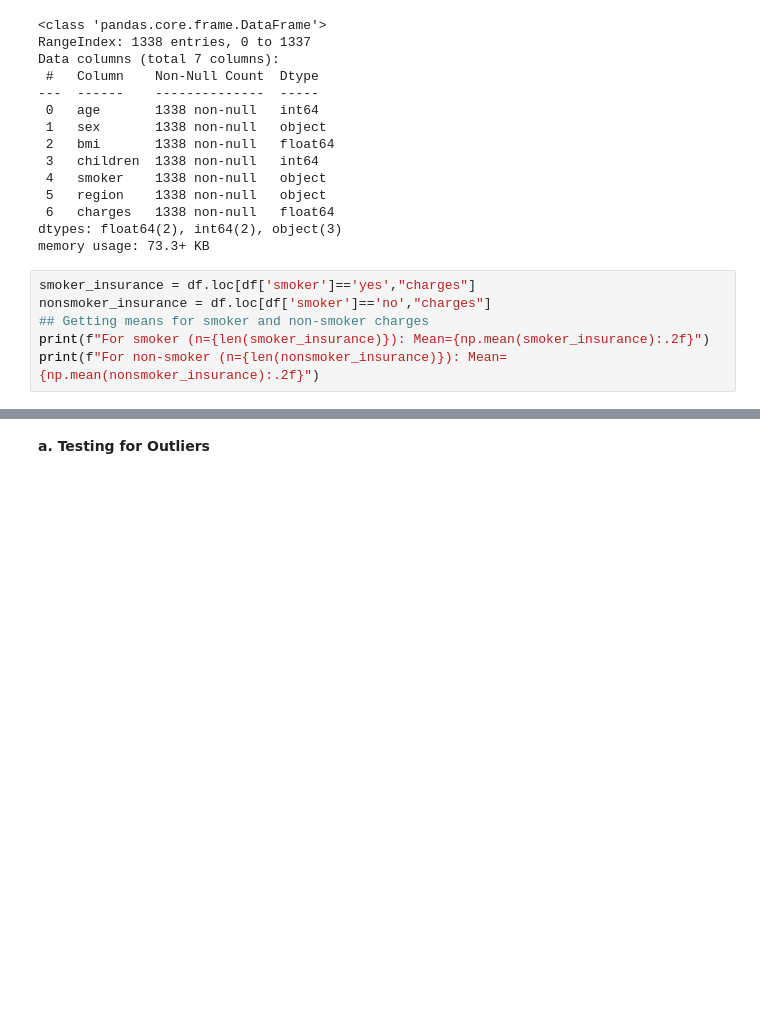
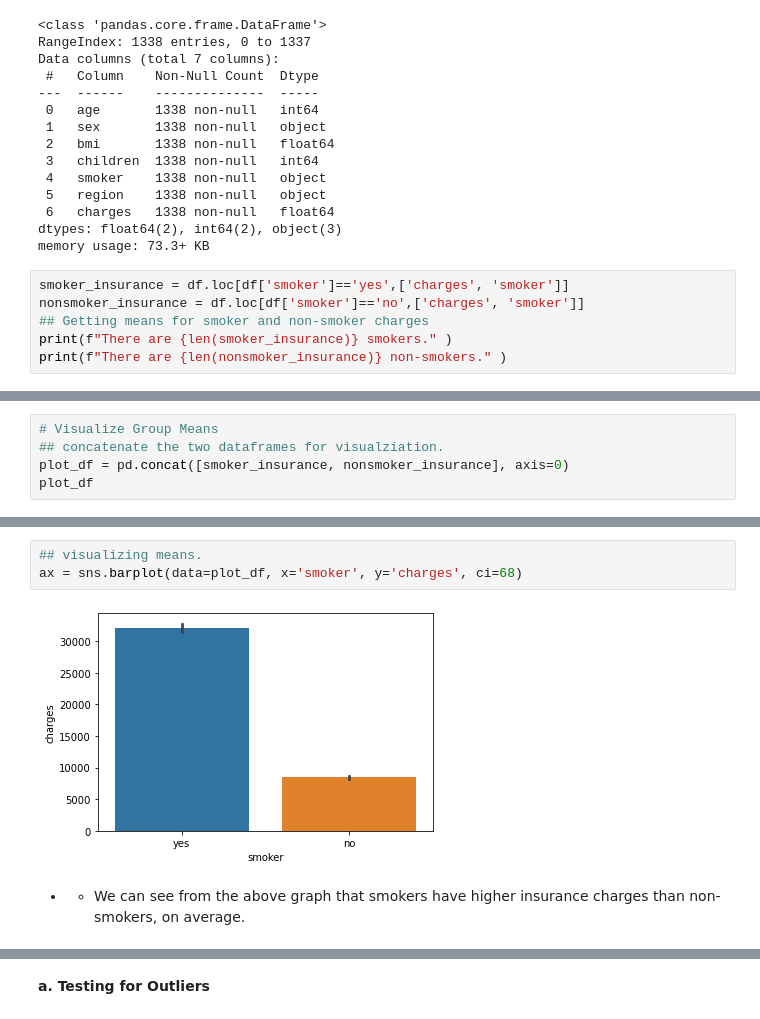
Before and after one commit to todebode/Hypothesis-Testing-with-Insurance-Data--Core-, a Jupyter notebook: Hypothesis Testing with Insurance Data (Core).ipynb, the cells around one changed output, grey strips where cells are left out. Saved outputs shown, nothing was run; the diff lists cells and outputs as text; blank space fills up the shorter version.

```diff
--- a/Hypothesis Testing with Insurance Data (Core).ipynb
+++ b/Hypothesis Testing with Insurance Data (Core).ipynb
@@ -60,9 +60,9 @@ Data columns (total 7 columns):
 dtypes: float64(2), int64(2), object(3)
 memory usage: 73.3+ KB
 # %%
-smoker_insurance = df.loc[df['smoker']=='yes',"charges"]
-nonsmoker_insurance = df.loc[df['smoker']=='no',"charges"]
+smoker_insurance = df.loc[df['smoker']=='yes',['charges', 'smoker']]
+nonsmoker_insurance = df.loc[df['smoker']=='no',['charges', 'smoker']]
 ## Getting means for smoker and non-smoker charges
-print(f"For smoker (n={len(smoker_insurance)}): Mean={np.mean(smoker_insurance):.2f}")
-print(f"For non-smoker (n={len(nonsmoker_insurance)}): Mean={np.mean(nonsmoker_insurance):.2f}")
+print(f"There are {len(smoker_insurance)} smokers." )
+print(f"There are {len(nonsmoker_insurance)} non-smokers." )
 # %% [output]
@@ -74,0 +90,5 @@ For non-smoker (n=1064): Mean=8434.27
+# %%
+# Visualize Group Means
+## concatenate the two dataframes for visualziation.
+plot_df = pd.concat([smoker_insurance, nonsmoker_insurance], axis=0)
+plot_df
@@ -74,0 +109,7 @@ For non-smoker (n=1064): Mean=8434.27
+# %%
+## visualizing means.
+ax = sns.barplot(data=plot_df, x='smoker', y='charges', ci=68)
+# %% [output]
+[figure, added]
+# %% [markdown]
+- - We can see from the above graph that smokers have higher insurance charges than non-smokers, on average.
```
Also changed, not shown: parts of 23 cells of this notebook.
